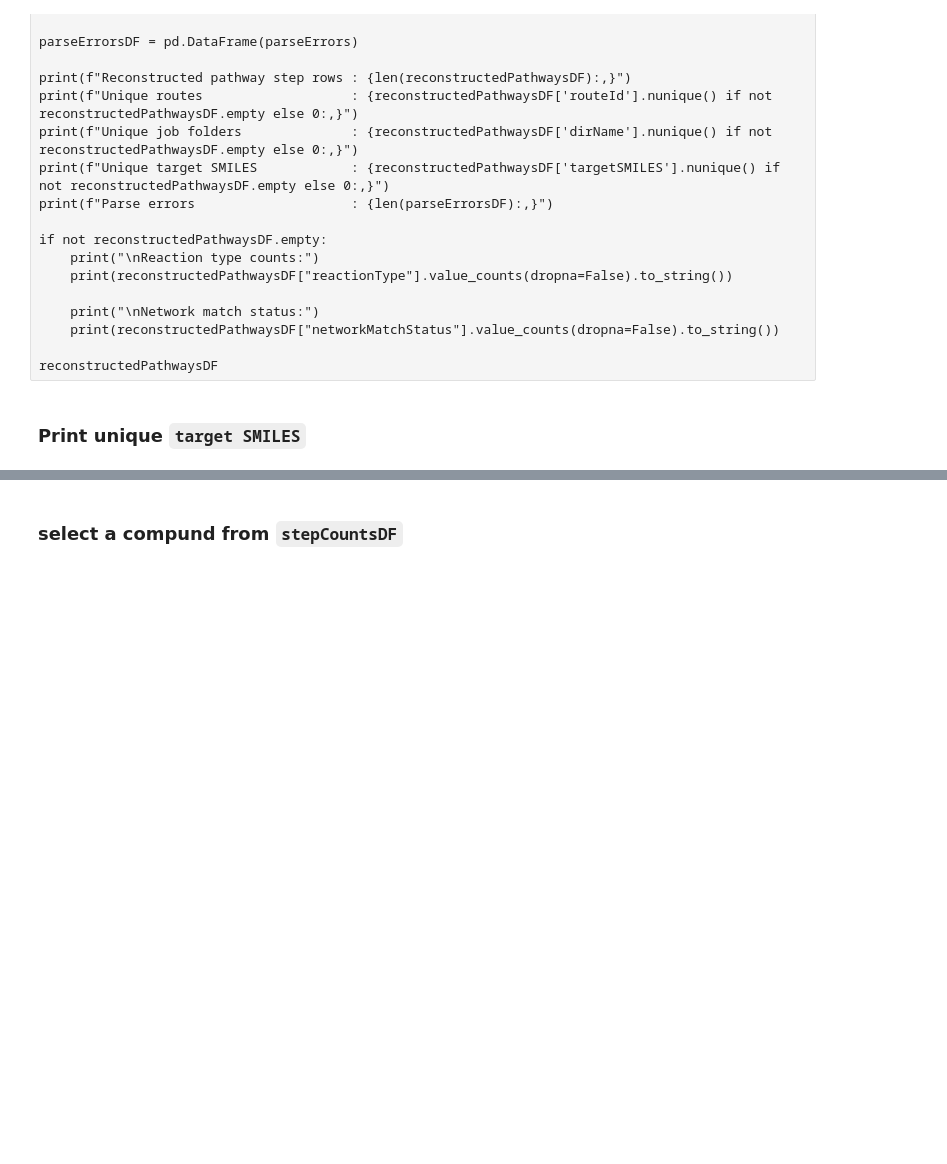
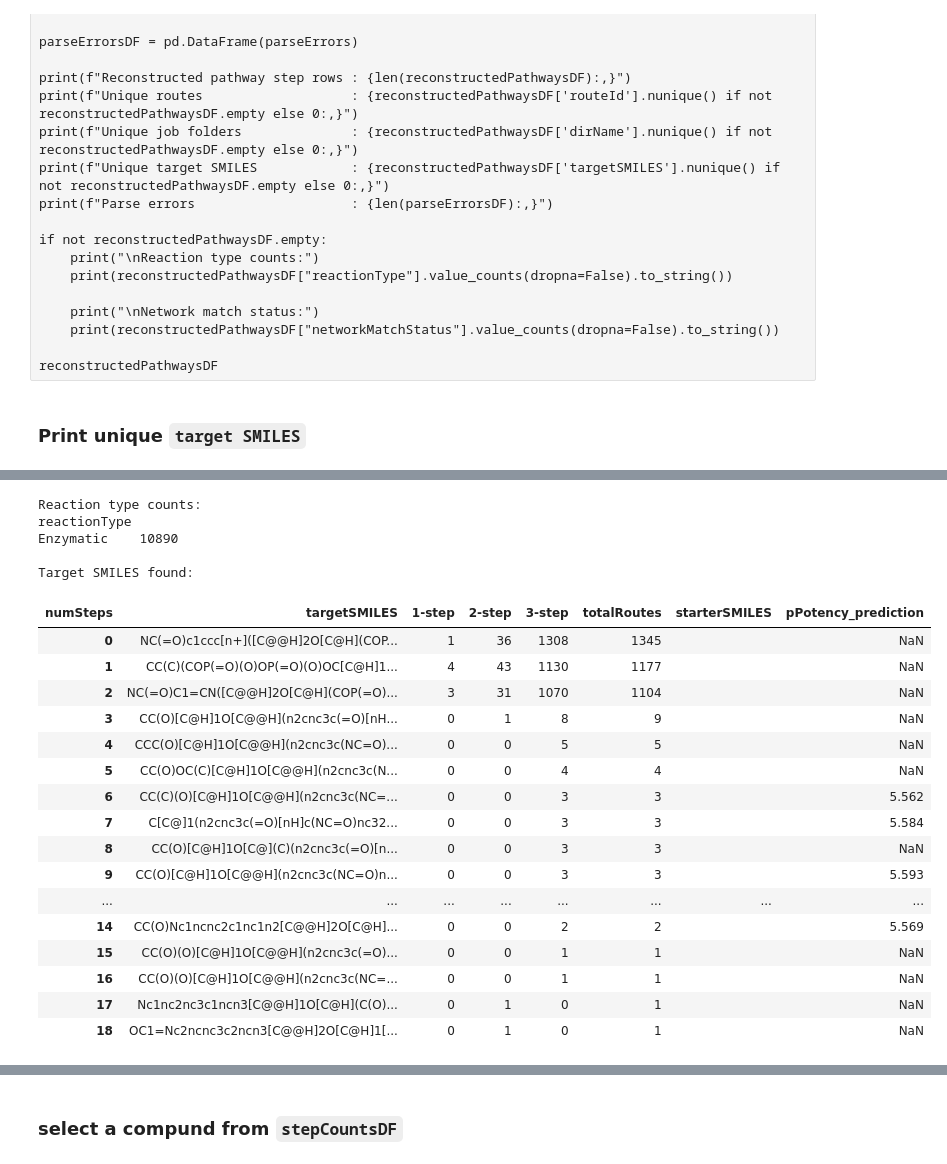
Before and after one commit to soumyadeepghosh35/DTRA_DrugDesign, a Jupyter notebook: DTRA_project_notebooks/Step10_DNA_design_pipeline_wPathwayReconstruction_OneCompound.ipynb, the cells around one changed output, grey strips where cells are left out. Saved outputs shown, nothing was run; the diff lists cells and outputs as text; code cells hidden in the pictures; blank space fills up the shorter version.

```diff
--- a/DTRA_project_notebooks/Step10_DNA_design_pipeline_wPathwayReconstruction_OneCompound.ipynb
+++ b/DTRA_project_notebooks/Step10_DNA_design_pipeline_wPathwayReconstruction_OneCompound.ipynb
@@ -1359,25 +1391,50 @@ stepCountsDF
 # %%
 if not reconstructedPathwaysDF.empty:
     # Per-target route counts broken down by step depth
     print("\nReaction type counts:")
     print(reconstructedPathwaysDF["reactionType"].value_counts(dropna=False).to_string())
 
     stepCountsDF = (
         reconstructedPathwaysDF
         .groupby(["targetSMILES", "numSteps"])["routeId"]
         .nunique()
         .unstack(fill_value=0)
         .reindex(columns=[1, 2, 3], fill_value=0)
         .rename(columns={1: "1-step", 2: "2-step", 3: "3-step"})
     )
     stepCountsDF["totalRoutes"] = stepCountsDF.sum(axis=1)
+    stepCountsDF["starterSMILES"] = stepCountsDF.index.map(
+        reconstructedPathwaysDF.groupby("targetSMILES")["starterSMILES"].first()
+    )
     stepCountsDF["pPotency_prediction"] = stepCountsDF.index.map(
         targetCompound_DF.set_index("Canonical_SMILES")["pPotency_prediction"]
     )
     stepCountsDF = stepCountsDF.sort_values("totalRoutes", ascending=False).reset_index()
-
 print("\nTarget SMILES found:")
 stepCountsDF
+# %% [output]
+Reaction type counts:
+reactionType
+Enzymatic    10890
+
+Target SMILES found:
+| numSteps | targetSMILES | 1-step | 2-step | 3-step | totalRoutes | starterSMILES | pPotency_prediction |
+| 0 | NC(=O)c1ccc[n+]([C@@H]2O[C@H](COP... | 1 | 36 | 1308 | 1345 |  | NaN |
+| 1 | CC(C)(COP(=O)(O)OP(=O)(O)OC[C@H]1... | 4 | 43 | 1130 | 1177 |  | NaN |
+| 2 | NC(=O)C1=CN([C@@H]2O[C@H](COP(=O)... | 3 | 31 | 1070 | 1104 |  | NaN |
+| 3 | CC(O)[C@H]1O[C@@H](n2cnc3c(=O)[nH... | 0 | 1 | 8 | 9 |  | NaN |
+| 4 | CCC(O)[C@H]1O[C@@H](n2cnc3c(NC=O)... | 0 | 0 | 5 | 5 |  | NaN |
+| 5 | CC(O)OC(C)[C@H]1O[C@@H](n2cnc3c(N... | 0 | 0 | 4 | 4 |  | NaN |
+| 6 | CC(C)(O)[C@H]1O[C@@H](n2cnc3c(NC=... | 0 | 0 | 3 | 3 |  | 5.562 |
+| 7 | C[C@]1(n2cnc3c(=O)[nH]c(NC=O)nc32... | 0 | 0 | 3 | 3 |  | 5.584 |
+| 8 | CC(O)[C@H]1O[C@](C)(n2cnc3c(=O)[n... | 0 | 0 | 3 | 3 |  | NaN |
+| 9 | CC(O)[C@H]1O[C@@H](n2cnc3c(NC=O)n... | 0 | 0 | 3 | 3 |  | 5.593 |
+| ... | ... | ... | ... | ... | ... | ... | ... |
+| 14 | CC(O)Nc1ncnc2c1nc1n2[C@@H]2O[C@H]... | 0 | 0 | 2 | 2 |  | 5.569 |
+| 15 | CC(O)(O)[C@H]1O[C@@H](n2cnc3c(=O)... | 0 | 0 | 1 | 1 |  | NaN |
+| 16 | CC(O)(O)[C@H]1O[C@@H](n2cnc3c(NC=... | 0 | 0 | 1 | 1 |  | NaN |
+| 17 | Nc1nc2nc3c1ncn3[C@@H]1O[C@H](C(O)... | 0 | 1 | 0 | 1 |  | NaN |
+| 18 | OC1=Nc2ncnc3c2ncn3[C@@H]2O[C@H]1[... | 0 | 1 | 0 | 1 |  | NaN |
 # %%
 # CONFIG
 molsPerRow  = 3
```
Also changed, not shown: parts of 19 cells of this notebook.
